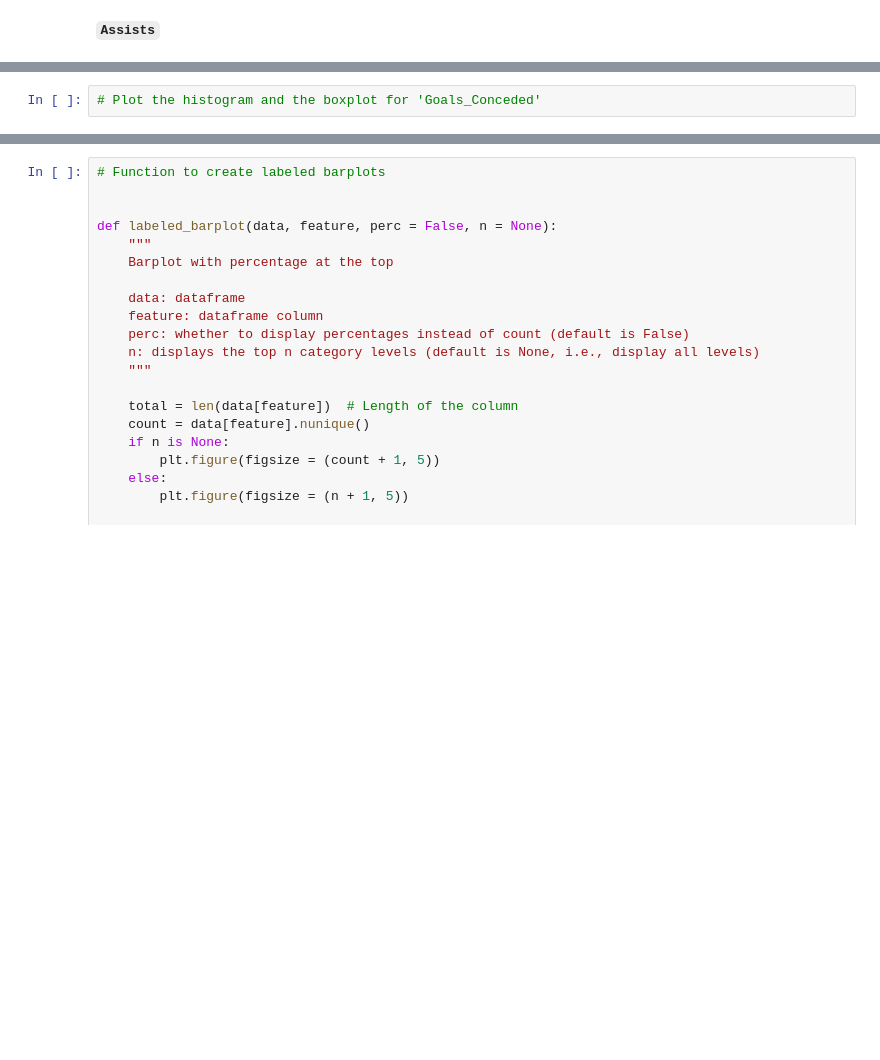
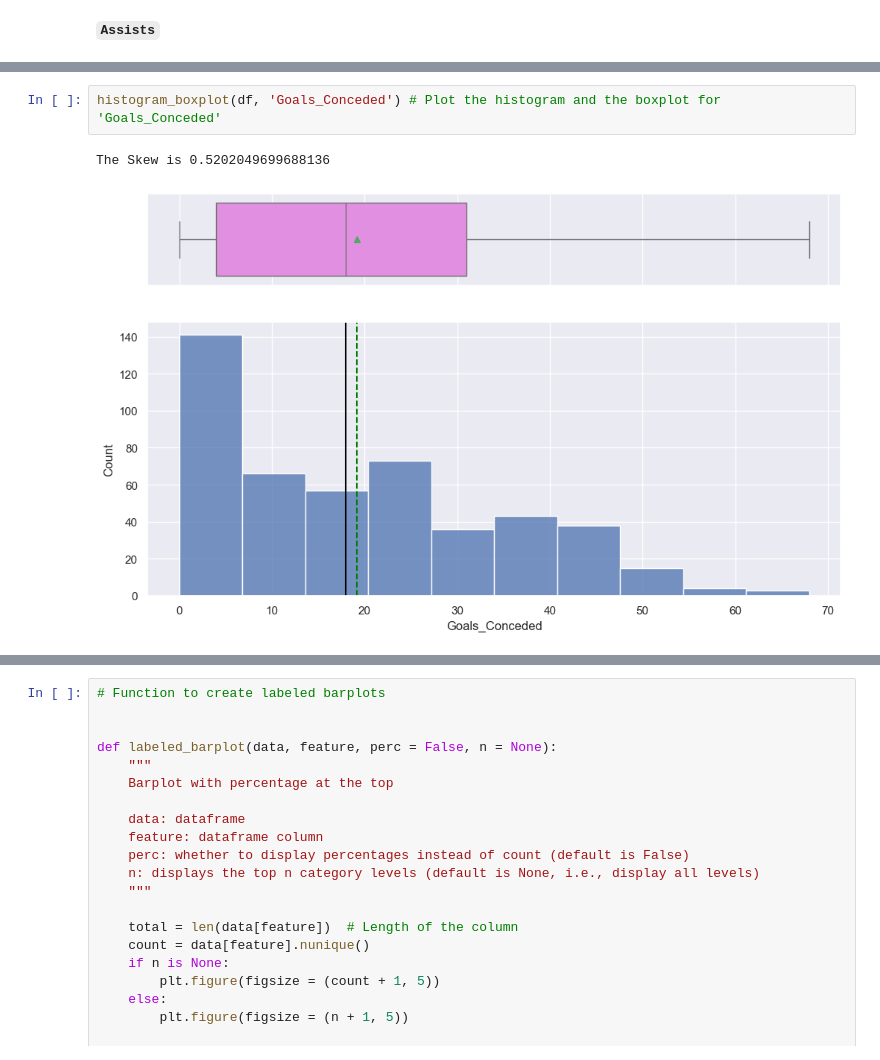
Before and after one commit to zypher-4/mit-adsp, a Jupyter notebook: Week 3/Learner_Notebook_Unsupervised_Learning_Practice_Project.ipynb, the cells around one changed output, grey strips where cells are left out. Saved outputs shown, nothing was run; the diff lists cells and outputs as text; blank space fills up the shorter version.

```diff
--- a/Week 3/Learner_Notebook_Unsupervised_Learning_Practice_Project.ipynb
+++ b/Week 3/Learner_Notebook_Unsupervised_Learning_Practice_Project.ipynb
@@ -163,2 +288,5 @@ histogram_boxplot(_______)  # Complete the code to create histogram_boxplot for
 # %%
-# Plot the histogram and the boxplot for 'Goals_Conceded'
+histogram_boxplot(df, 'Goals_Conceded') # Plot the histogram and the boxplot for 'Goals_Conceded'
+# %% [output]
+The Skew is 0.5202049699688136
+[figure, added]
```
Also changed, not shown: parts of 49 cells of this notebook.
